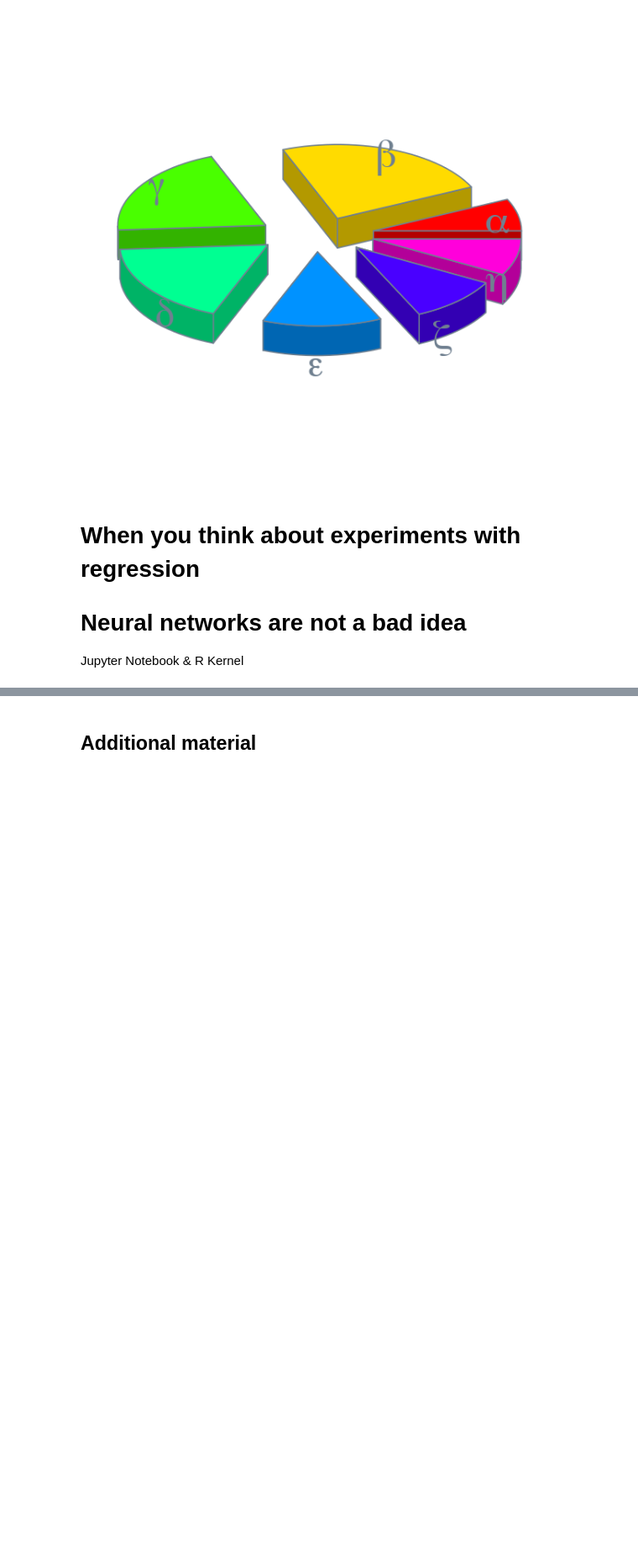
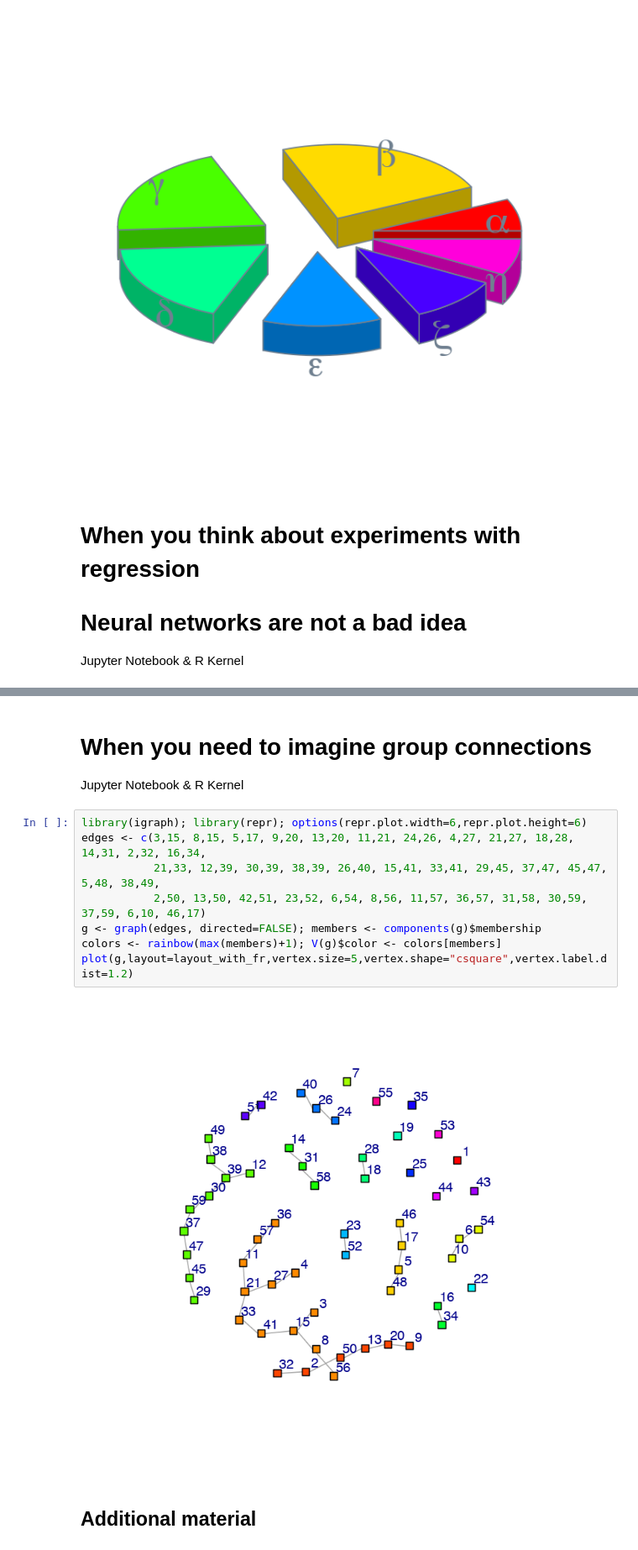
Before and after one commit to OlgaBelitskaya/instagram, a Jupyter notebook: instagram_r.ipynb, the cells around one changed output, grey strips where cells are left out. Shown at 84% size. Cells and saved outputs as stored; diff of their text form; blank space fills up the shorter version.

```diff
--- a/instagram_r.ipynb
+++ b/instagram_r.ipynb
@@ -150,3 +147,16 @@ legend("topleft",legend=c("predictions ","real data"),col=c("#ff3636","#3636ff")
+# %% [markdown]
+# When you need to imagine group connections
+Jupyter Notebook & R Kernel
+# %%
+library(igraph); library(repr); options(repr.plot.width=6,repr.plot.height=6)
+edges <- c(3,15, 8,15, 5,17, 9,20, 13,20, 11,21, 24,26, 4,27, 21,27, 18,28, 14,31, 2,32, 16,34,
+           21,33, 12,39, 30,39, 38,39, 26,40, 15,41, 33,41, 29,45, 37,47, 45,47, 5,48, 38,49,
+           2,50, 13,50, 42,51, 23,52, 6,54, 8,56, 11,57, 36,57, 31,58, 30,59, 37,59, 6,10, 46,17)
+g <- graph(edges, directed=FALSE); members <- components(g)$membership
+colors <- rainbow(max(members)+1); V(g)$color <- colors[members]
+plot(g,layout=layout_with_fr,vertex.size=5,vertex.shape="csquare",vertex.label.dist=1.2)
+# %% [output]
+[figure, added]
 # %% [markdown]
 ## Additional material
 # %%
```
Also changed, not shown: parts of 2 cells of this notebook.
